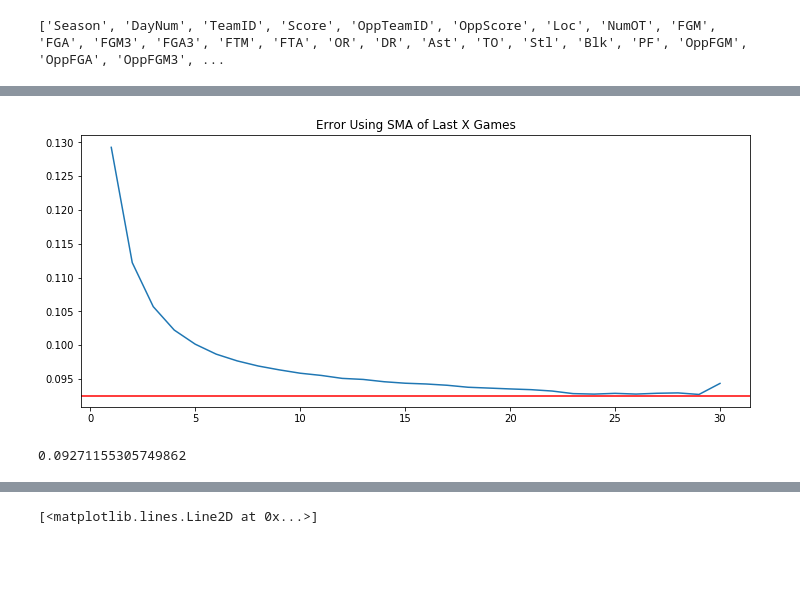
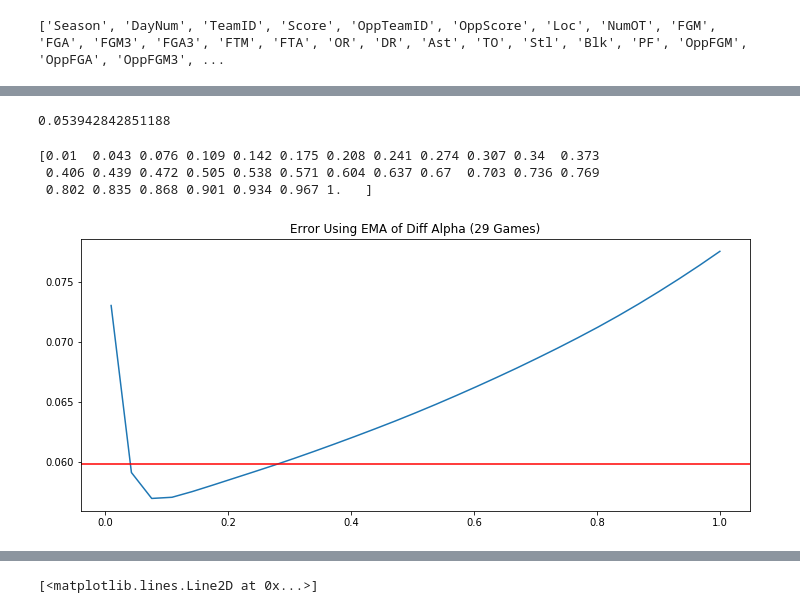
Before and after one commit to btatkinson/ncaa_hoops, a Jupyter notebook: FG Shooting.ipynb, the cells around one changed output, grey strips where cells are left out. Cells and saved outputs as stored; diff of their text form; code cells hidden in the pictures; blank space fills up the shorter version.

```diff
--- a/Bayesian Updating.ipynb
+++ b/FG Shooting.ipynb
@@ -191,2 +180,0 @@ df.head()
-# %%
-df['Error2'] = np.sqrt(np.square(df['SoFar3Pt%']-df['ToGo3Pt%']))
@@ -219,6 +219,6 @@ plt.savefig(figs+'3PTXGames.png')
 # %%
 
-df = df.drop(columns=['SoFar_3M','SoFar_3A','SoFar3Pt%','ToGo_3M','ToGo_3A','ToGo3Pt%','Error1','Proj1','Error2'])
+df = df.drop(columns=['SoFar_FGM','SoFar_FGA','SoFarFG%','ToGo_FGM','ToGo_FGA','ToGoFG%','Error1','Error2'])
 print(list(df))
 # %% [output]
 ['Season', 'DayNum', 'TeamID', 'Score', 'OppTeamID', 'OppScore', 'Loc', 'NumOT', 'FGM', 'FGA', 'FGM3', 'FGA3', 'FTM', 'FTA', 'OR', 'DR', 'Ast', 'TO', 'Stl', 'Blk', 'PF', 'OppFGM', 'OppFGA', 'OppFGM3', ...
@@ -270,13 +283,49 @@ sma_y = y
+# %%
+print(np.min(sma_y1))
+# %% [output]
+0.053942842851188
+# %%
+# Exponential Weighted Average
+
+test = None
+
+x = []
+y = []
+
+alphas = np.linspace(0.01,1,31)
+print(alphas)
+
+for a in tqdm(alphas):
+    del test
+    gc.collect()
+    test = df.copy()
+    test.reset_index(inplace=True,drop=True)
+
+    test = test.assign(
+        Proj=test.groupby('SeaTID')['FG%'].apply(
+            lambda x: x.ewm(alpha=a, adjust=False).mean().shift(1)))
+
+    test = test.loc[test['GameNumber']>=29]
+    test = test.dropna(subset=['Proj'])
+    test['Error'] = np.sqrt(np.square(test['FG%']-test['Proj']))
+
+    x.append(a)
+    y.append(test['Error'].mean())
+
+
+ema_x = x
+ema_y = y
+# %% [output]
+[0.01  0.043 0.076 0.109 0.142 0.175 0.208 0.241 0.274 0.307 0.34  0.373
+ 0.406 0.439 0.472 0.505 0.538 0.571 0.604 0.637 0.67  0.703 0.736 0.769
+ 0.802 0.835 0.868 0.901 0.934 0.967 1.   ]
 # %%
+gc.collect()
 
 fig, ax = plt.subplots(1,1,figsize=(12,5))
-sns.lineplot(sma_x,sma_y)
-ax.axhline(0.09245,color='r')
-ax.set_title('Error Using SMA of Last X Games')
-plt.savefig(figs+'SMAXGames.png')
+sns.lineplot(ema_x,ema_y)
+ax.axhline(0.05980918618226772,color='r')
+ax.set_title('Error Using EMA of Diff Alpha (29 Games)')
+plt.savefig(figs+'EMAAlphaFG.png')
 # %% [output]
-[figure, old version]
+[figure, new version]
-# %%
-print(np.min(sma_y))
-# %% [output]
-0.09271155305749862
```
Also changed, not shown: parts of 27 cells of this notebook, 2 other files.
